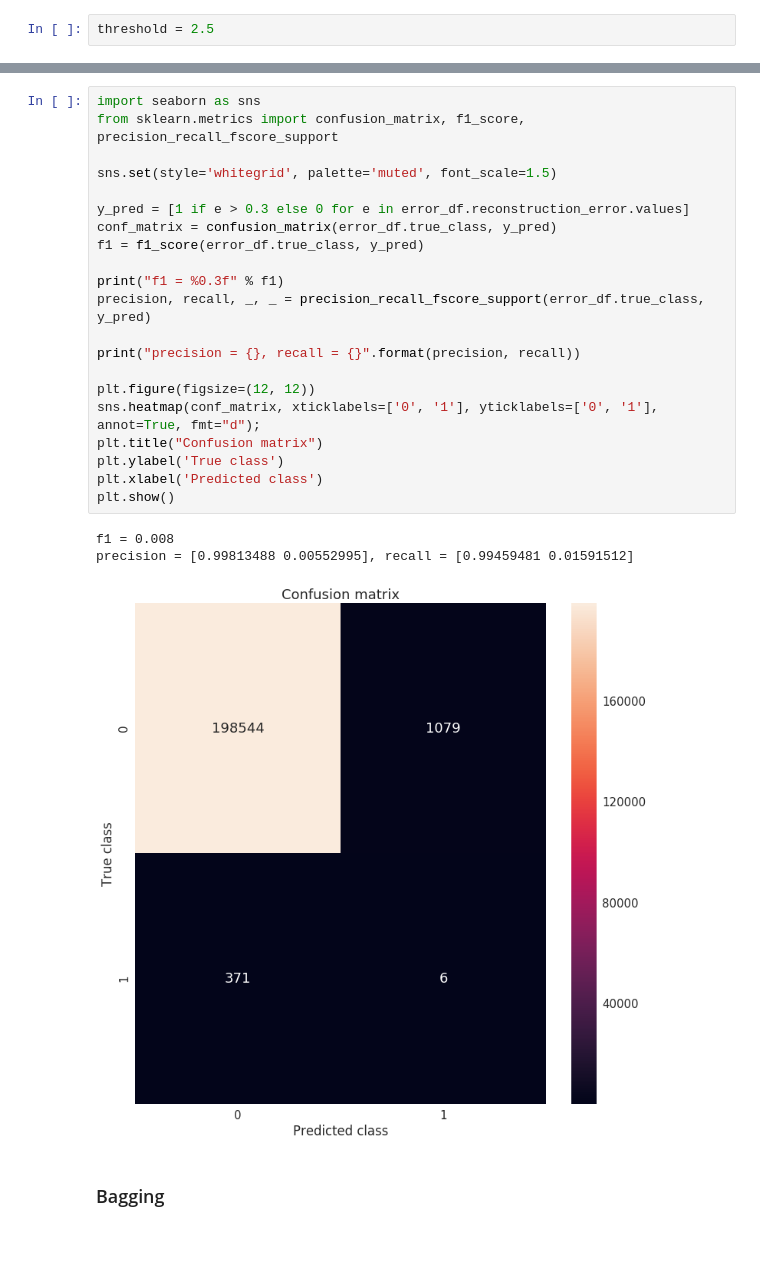
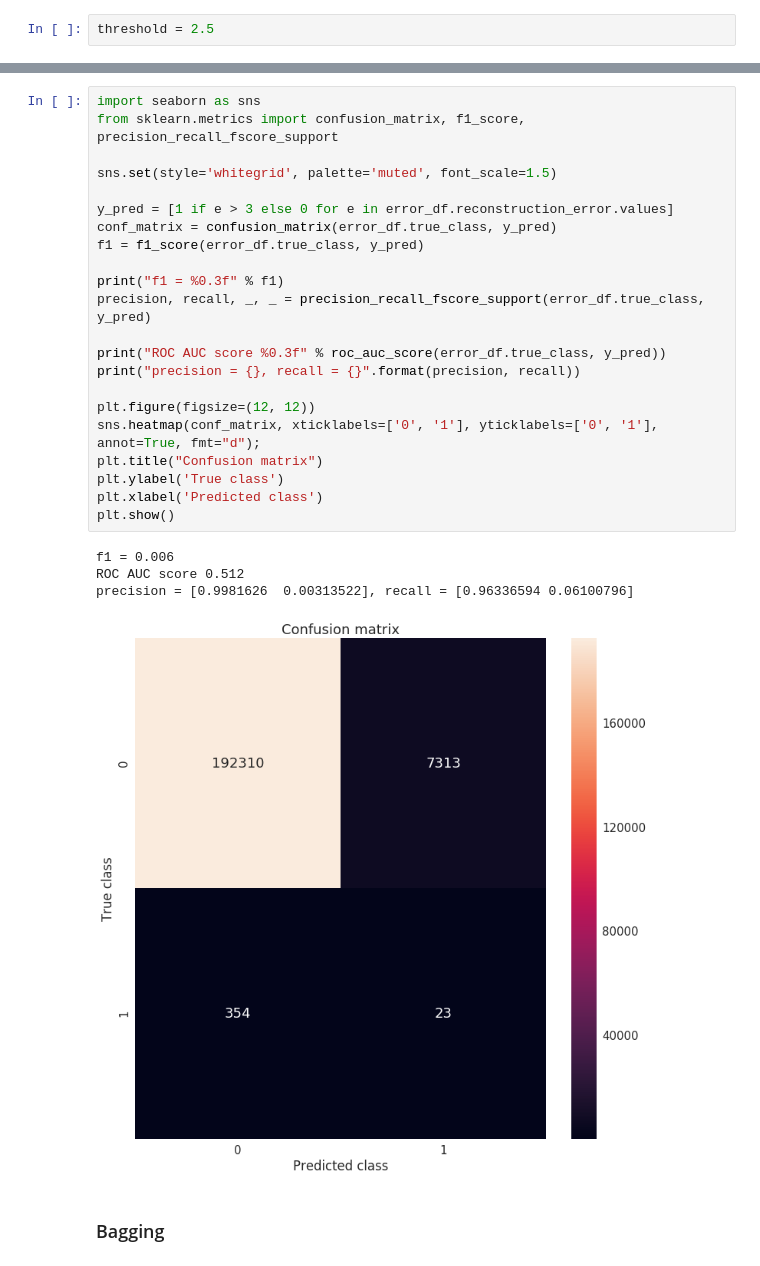
Before and after one commit to Pirolf/RTB, a Jupyter notebook: RTB training.ipynb, the cells around one changed output, grey strips where cells are left out. Cells and saved outputs as stored; diff of their text form.

Commit message:
Use labels instead of scores for ROC AUC to prevent skewing due to imbalanced data

```diff
--- a/RTB training.ipynb
+++ b/RTB training.ipynb
@@ -828,28 +811,30 @@ plt.show();
 # %%
 import seaborn as sns
 from sklearn.metrics import confusion_matrix, f1_score, precision_recall_fscore_support
 
 sns.set(style='whitegrid', palette='muted', font_scale=1.5)
 
-y_pred = [1 if e > 0.3 else 0 for e in error_df.reconstruction_error.values]
+y_pred = [1 if e > 3 else 0 for e in error_df.reconstruction_error.values]
 conf_matrix = confusion_matrix(error_df.true_class, y_pred)
 f1 = f1_score(error_df.true_class, y_pred)
 
 print("f1 = %0.3f" % f1)
 precision, recall, _, _ = precision_recall_fscore_support(error_df.true_class, y_pred)
 
+print("ROC AUC score %0.3f" % roc_auc_score(error_df.true_class, y_pred))
 print("precision = {}, recall = {}".format(precision, recall))
 
 plt.figure(figsize=(12, 12))
 sns.heatmap(conf_matrix, xticklabels=['0', '1'], yticklabels=['0', '1'], annot=True, fmt="d");
 plt.title("Confusion matrix")
 plt.ylabel('True class')
 plt.xlabel('Predicted class')
 plt.show()
 # %% [output]
-f1 = 0.008
-precision = [0.99813488 0.00552995], recall = [0.99459481 0.01591512]
+f1 = 0.006
+ROC AUC score 0.512
+precision = [0.9981626  0.00313522], recall = [0.96336594 0.06100796]
-[figure, old version]
+[figure, new version]
 # %% [markdown]
 ### Bagging
 # %%
```
Also changed, not shown: parts of 26 cells of this notebook, 3 other files.
